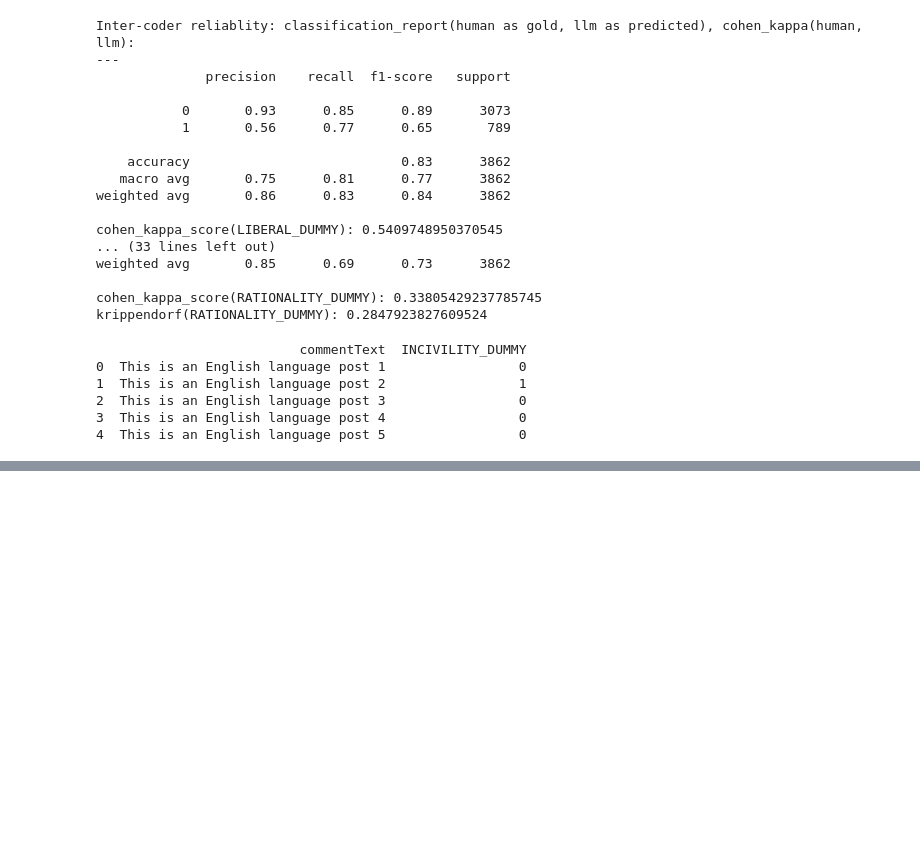
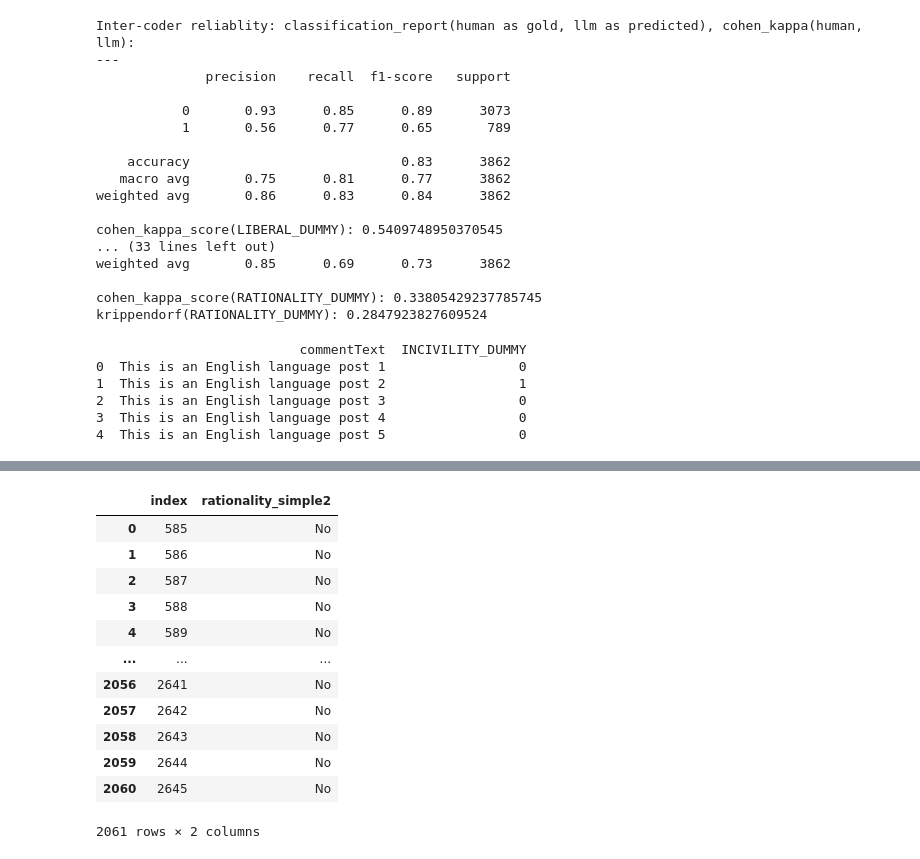
Before and after one commit to cl-trier/TWON-Exploration, a Jupyter notebook: 26--Classify PublicSphere-benchmark.ipynb, the cells around one changed output, grey strips where cells are left out. Saved outputs shown, nothing was run; the diff lists cells and outputs as text; code cells hidden in the pictures; blank space fills up the shorter version.

Commit message:
add Azure GPT classification of pubsphere and added twitterdeliberativepolitics dataset

```diff
--- a/26--Classify PublicSphere-benchmark.ipynb
+++ b/26--Classify PublicSphere-benchmark.ipynb
@@ -1877,0 +2000,3 @@ pubsphere_incivility_dummy.to_parquet('data/publicsphere/publicsphere_incivility
+# %%
+data_response = response.json()
+data_response["choices"][0]["message"]["content"]
@@ -1877,0 +2092,3 @@ pubsphere_incivility_dummy.to_parquet('data/publicsphere/publicsphere_incivility
+# %%
+classifications3.set_index('index', drop=True, inplace=True)
+dataset_w_pred_anon = dataset_w_pred_anon.join(classifications3, rsuffix='_gpt4o')
@@ -1877,0 +2108,8 @@ pubsphere_incivility_dummy.to_parquet('data/publicsphere/publicsphere_incivility
+# %%
+dataset_w_pred_anon.loc[:, 'incivility_simple2_gpt4o_dum'] = dataset_w_pred_anon.loc[:, 'incivility_simple2_gpt4o'].map({"Yes": 1, "No":0}).fillna(0).astype(int)
+dataset_w_pred_anon.loc[:, 'rationality_simple2_gpt4o_dum'] = dataset_w_pred_anon.loc[:, 'rationality_simple2_gpt4o'].map({"Yes": 1, "No":0}).fillna(0).astype(int)
+dataset_w_pred_anon.loc[:, 'interactivity_acknowledgement_simple_gpt4o_dum'] = dataset_w_pred_anon.loc[:, 'interactivity_acknowledgement_simple_gpt4o'].map({"Yes": 1, "No":0}).fillna(0).astype(int)
+
+dataset_w_pred_anon.loc[:, 'political_conservative_US_gpt4o_dum'] = dataset_w_pred_anon.loc[:, 'political_ideology_US_gpt4o'].map({"conservative": 1}).fillna(0).astype(int)
+dataset_w_pred_anon.loc[:, 'political_liberal_US_gpt4o_dum'] = dataset_w_pred_anon.loc[:, 'political_ideology_US_gpt4o'].map({"liberal": 1}).fillna(0).astype(int)
+dataset_w_pred_anon.loc[:, 'political_opinion_US_gpt4o_dum'] = dataset_w_pred_anon.loc[:, 'political_ideology_US_gpt4o'].map({"liberal": 1, 'conservative': 1}).fillna(0).astype(int)
@@ -1877,0 +2303,21 @@ pubsphere_incivility_dummy.to_parquet('data/publicsphere/publicsphere_incivility
+# %%
+#reword interactivity prompt using gpt4o:
+
+gpt4o_interactiv_prompt: str = \
+    """
+        Does this comment acknowledge or respond to another user's comment?
+
+        Instructions:
+        Classify the comment based on whether it acknowledges or directly responds to another user's statement.
+
+        Code "Yes" (1): If the comment explicitly engages with another user, such as through agreement, disagreement, or direct reference to their statement. Indicators include:
+
+        Mention of usernames.
+        Use of phrases like "Yes," "No," "I agree," or similar expressions that clearly signal interaction.
+        Code "No" (0): If the comment:
+
+        Does not explicitly acknowledge another user's input.
+        Lacks clear engagement (e.g., is generic, off-topic, or solely insulting).
+        Respond Format:
+        Return only the predicted class (0 or 1).\\n\\nText: {text}\\nClass:
+	"""
@@ -1877,0 +2986,17 @@ pubsphere_incivility_dummy.to_parquet('data/publicsphere/publicsphere_incivility
+# %%
+classifications5 = pd.concat(chunked_result, ignore_index=True)
+classifications5
+# %% [output]
+|  | index | rationality_simple2 |
+| 0 | 585 | No |
+| 1 | 586 | No |
+| 2 | 587 | No |
+| 3 | 588 | No |
+| 4 | 589 | No |
+| ... | ... | ... |
+| 2056 | 2641 | No |
+| 2057 | 2642 | No |
+| 2058 | 2643 | No |
+| 2059 | 2644 | No |
+| 2060 | 2645 | No |
+2061 rows × 2 columns
```
Also changed, not shown: parts of 74 cells of this notebook, 9 other files.
